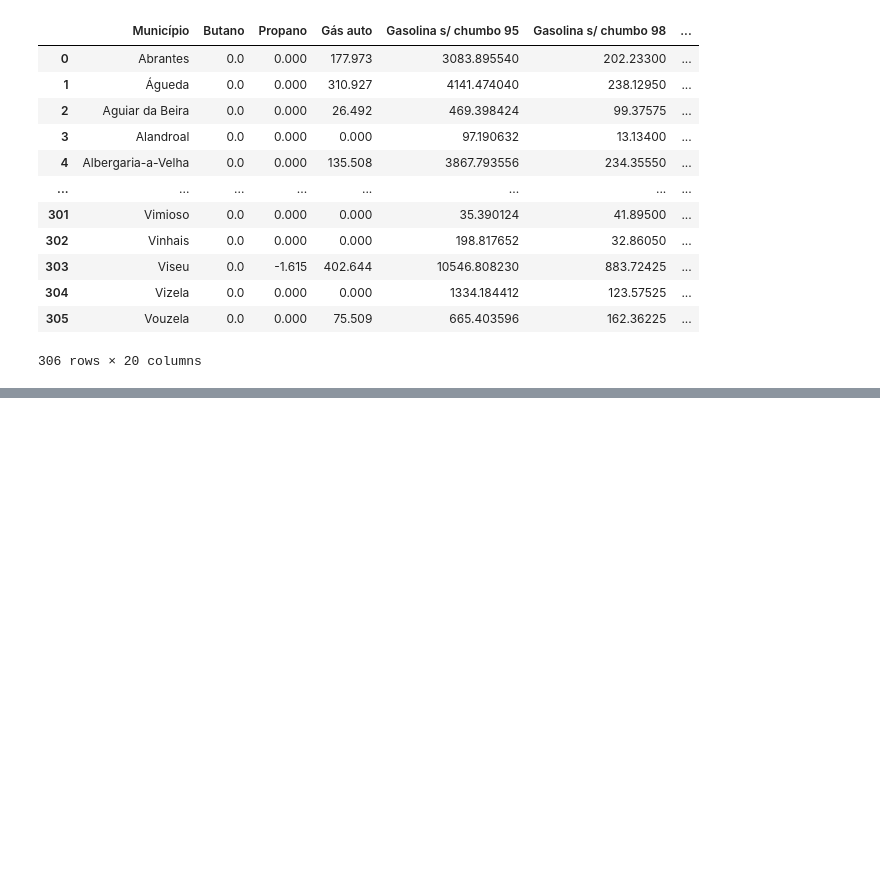
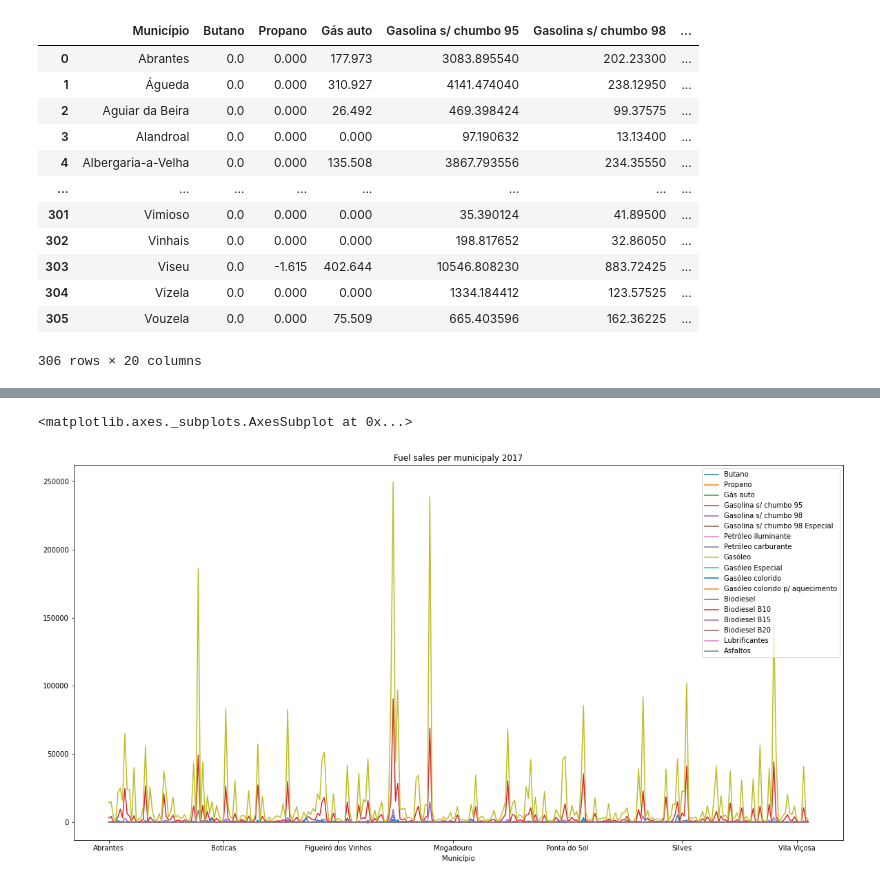
Before and after one commit to INmais/LEIS-2001-collaborative-project, a Jupyter notebook: Mobility/Mobility_pynb.ipynb, the cells around one changed output, grey strips where cells are left out. Saved outputs shown, nothing was run; the diff lists cells and outputs as text; code cells hidden in the pictures; blank space fills up the shorter version.

```diff
--- a/Mobility/Mobility_pynb.ipynb
+++ b/Mobility/Mobility_pynb.ipynb
@@ -42,3 +69,7 @@ fs
 | 304 | Vizela | 0.0 | 0.000 | 0.000 | 1334.184412 | 123.57525 | ... |
 | 305 | Vouzela | 0.0 | 0.000 | 75.509 | 665.403596 | 162.36225 | ... |
 306 rows × 20 columns
+# %%
+fs = fs.set_index('Município')
+# %%
+fs = fs.drop(['Total'], axis=1)
@@ -44,0 +97,5 @@ fs
+# %%
+fs.plot(figsize=(20, 10), title='Fuel sales per municipaly 2017')
+# %% [output]
+<matplotlib.axes._subplots.AxesSubplot at 0x...>
+[figure, added]
```
Also changed, not shown: parts of 20 cells of this notebook.
